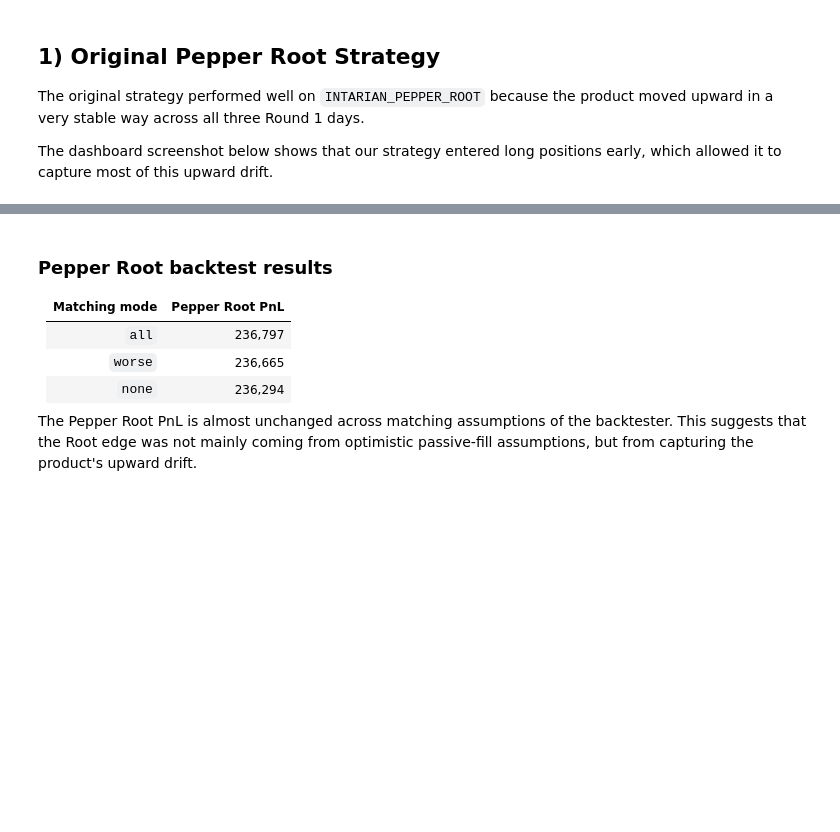
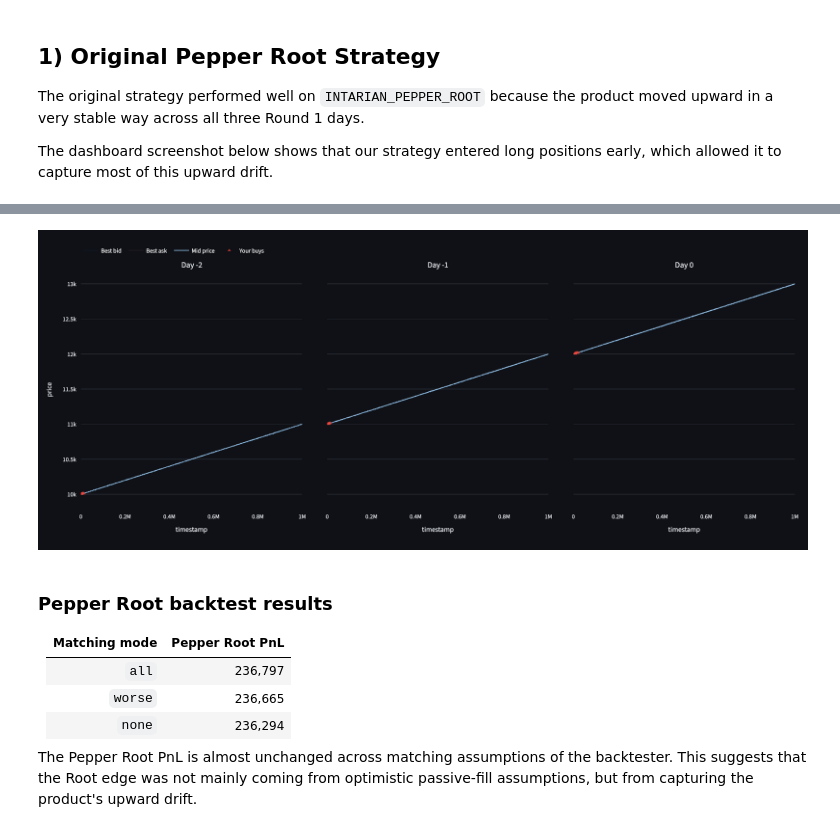
Before and after one commit to vanshkharbanda93-alt/IMC_Prosperity_4, a Jupyter notebook: round_1/improved_strategies/pepper_root_spread_analysis.ipynb, the cells around one changed output, grey strips where cells are left out. Drawn from its saved outputs; the diff is of its cells as text; code cells hidden in the pictures; blank space fills up the shorter version.

```diff
--- a/round_1/improved_strategies/pepper_root_spread_analysis.ipynb
+++ b/round_1/improved_strategies/pepper_root_spread_analysis.ipynb
@@ -15,3 +13,13 @@ The dashboard screenshot below shows that our strategy entered long positions ea
+# %%
+import numpy as np
+import pandas as pd
+import re
+import ast
+from IPython.display import Image, display
+from pathlib import Path
+display(Image(filename="assets/buy_and_hold_pepperroot.png"))
+# %% [output]
+[figure, added]
 # %% [markdown]
 ### Pepper Root backtest results
 
```
Also changed, not shown: parts of 5 cells of this notebook.
